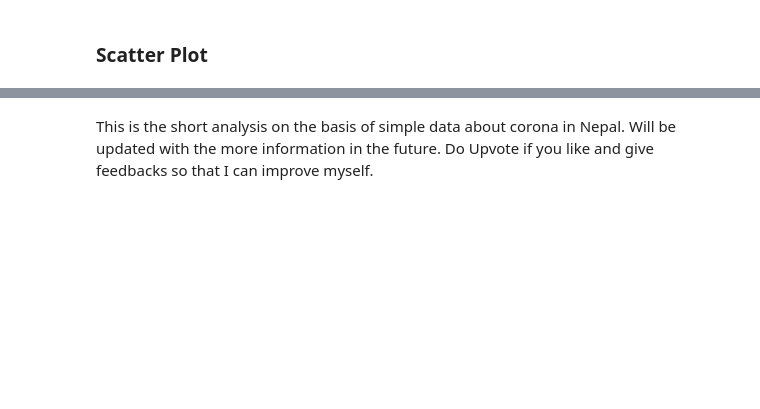
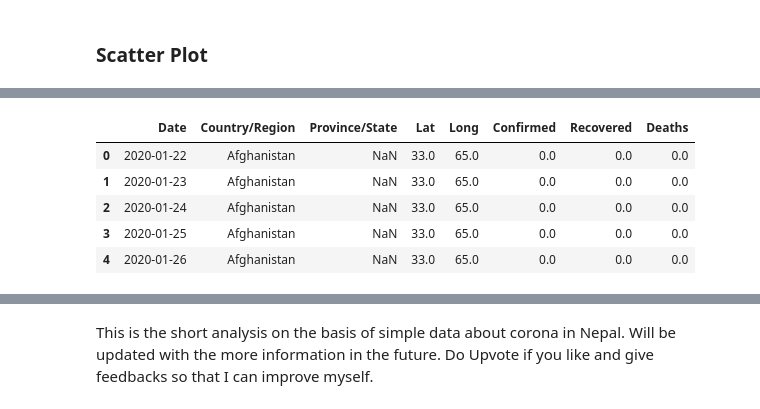
Before and after one commit to nirajpoudel/Python, a Jupyter notebook: Corona/corona-virus-analysis-in-nepal.ipynb, the cells around one changed output, grey strips where cells are left out. Drawn from its saved outputs; the diff is of its cells as text; code cells hidden in the pictures; blank space fills up the shorter version.

```diff
--- a/Corona/corona-virus-analysis-in-nepal.ipynb
+++ b/Corona/corona-virus-analysis-in-nepal.ipynb
@@ -420,0 +425,14 @@ fig.show()
+# %%
+import io
+import requests
+url="https://raw.githubusercontent.com/datasets/covid-19/master/data/time-series-19-covid-combined.csv"
+s=requests.get(url).content
+time_series_data = pd.read_csv(io.StringIO(s.decode('utf-8')))
+time_series_data.head()
+# %% [output]
+|  | Date | Country/Region | Province/State | Lat | Long | Confirmed | Recovered | Deaths |
+| 0 | 2020-01-22 | Afghanistan | NaN | 33.0 | 65.0 | 0.0 | 0.0 | 0.0 |
+| 1 | 2020-01-23 | Afghanistan | NaN | 33.0 | 65.0 | 0.0 | 0.0 | 0.0 |
+| 2 | 2020-01-24 | Afghanistan | NaN | 33.0 | 65.0 | 0.0 | 0.0 | 0.0 |
+| 3 | 2020-01-25 | Afghanistan | NaN | 33.0 | 65.0 | 0.0 | 0.0 | 0.0 |
+| 4 | 2020-01-26 | Afghanistan | NaN | 33.0 | 65.0 | 0.0 | 0.0 | 0.0 |
```
Also changed, not shown: parts of 21 cells of this notebook.
